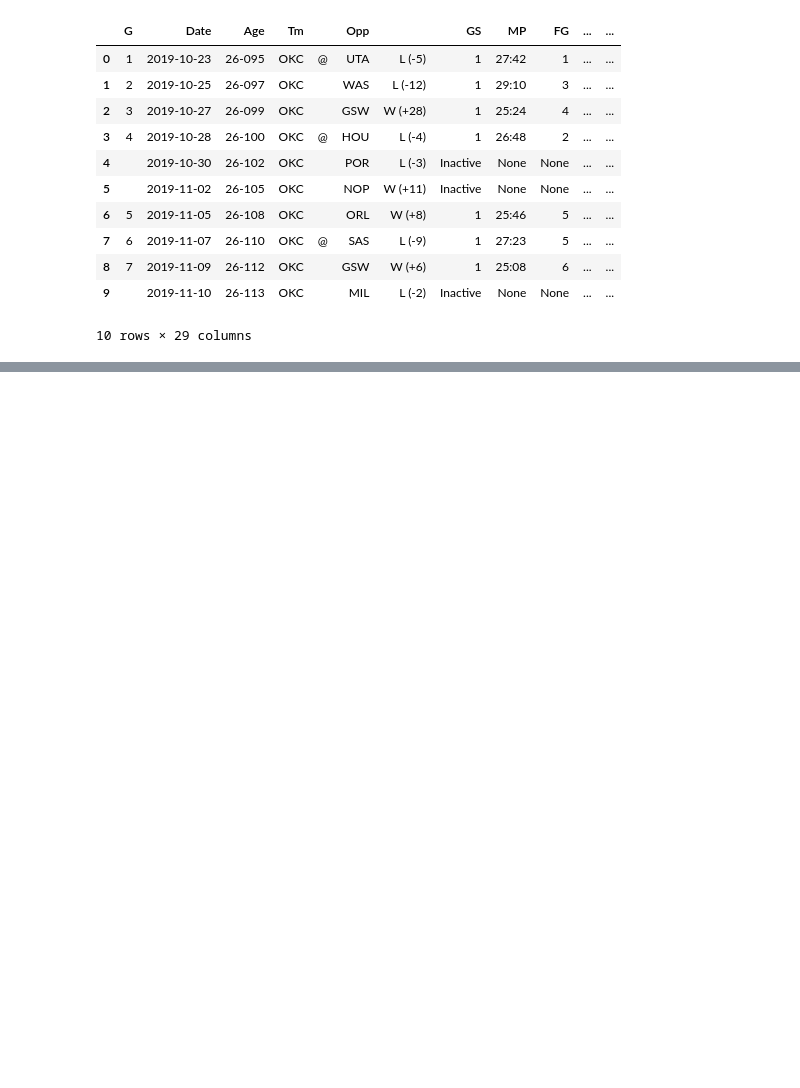
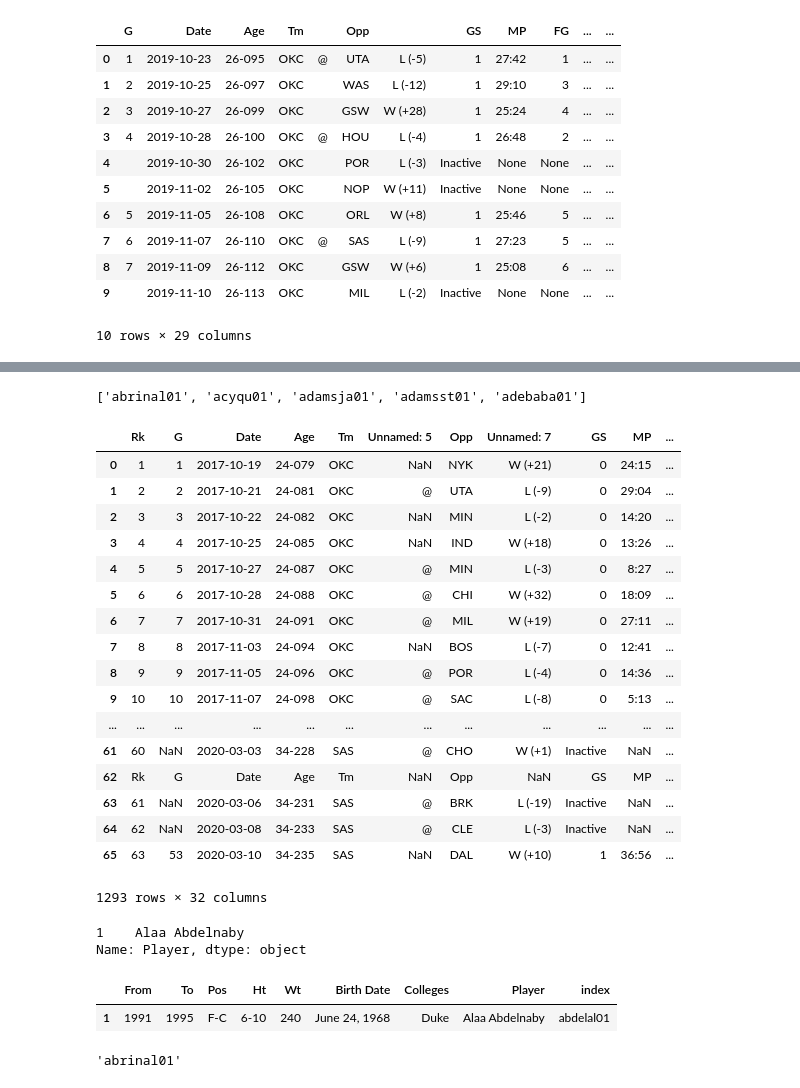
Before and after one commit to Carterbouley/nba_simulation, a Jupyter notebook: Scraping.ipynb, the cells around one changed output, grey strips where cells are left out. Saved outputs shown, nothing was run; the diff lists cells and outputs as text; code cells hidden in the pictures; blank space fills up the shorter version.

Commit message:
dirty scraping notebook upload

```diff
--- a/Scraping.ipynb
+++ b/Scraping.ipynb
@@ -152,0 +183,2 @@ rows
+# %%
+players_from_2018 = list(new_df.loc[new_df['To'] >= '2018']['index'])
@@ -152,0 +194,10 @@ rows
+# %%
+# NBA season we will be analyzing
+years = [2018, 2019, 2020]
+players = players_from_2018
+letter = 'a'
+# URL page we will scraping (see image above)
+url = "https://www.basketball-reference.com/players/{}/{}/gamelog/{}/".format(letter, player, year)
+# this is the HTML from the given URL
+html = urlopen(url)
+soup = BeautifulSoup(html)
@@ -152,0 +206,56 @@ rows
+# %%
+players_from_2018[0:5]
+# %% [output]
+['abrinal01', 'acyqu01', 'adamsja01', 'adamsst01', 'adebaba01']
+# %%
+total_player_dfs = []
+
+for player in players_from_2018[0:10]:
+    letter = player[0]
+    years = [2018, 2019, 2020]
+    for year in years:
+        try:
+            df = pd.read_html('https://www.basketball-reference.com/players/{}/{}/gamelog/{}'.format(letter, player, year))[7]
+            df['Index'] = player
+            players_name = new_df[new_df['index'] == player]['Player']
+            df['Player'] = players_name
+            total_player_dfs.append(df)
+        except:
+            continue
+# %%
+new_totals = pd.concat(total_player_dfs)
+# %%
+new_totals
+# %% [output]
+|  | Rk | G | Date | Age | Tm | Unnamed: 5 | Opp | Unnamed: 7 | GS | MP | ... |
+| 0 | 1 | 1 | 2017-10-19 | 24-079 | OKC | NaN | NYK | W (+21) | 0 | 24:15 | ... |
+| 1 | 2 | 2 | 2017-10-21 | 24-081 | OKC | @ | UTA | L (-9) | 0 | 29:04 | ... |
+| 2 | 3 | 3 | 2017-10-22 | 24-082 | OKC | NaN | MIN | L (-2) | 0 | 14:20 | ... |
+| 3 | 4 | 4 | 2017-10-25 | 24-085 | OKC | NaN | IND | W (+18) | 0 | 13:26 | ... |
+| 4 | 5 | 5 | 2017-10-27 | 24-087 | OKC | @ | MIN | L (-3) | 0 | 8:27 | ... |
+| 5 | 6 | 6 | 2017-10-28 | 24-088 | OKC | @ | CHI | W (+32) | 0 | 18:09 | ... |
+| 6 | 7 | 7 | 2017-10-31 | 24-091 | OKC | @ | MIL | W (+19) | 0 | 27:11 | ... |
+| 7 | 8 | 8 | 2017-11-03 | 24-094 | OKC | NaN | BOS | L (-7) | 0 | 12:41 | ... |
+| 8 | 9 | 9 | 2017-11-05 | 24-096 | OKC | @ | POR | L (-4) | 0 | 14:36 | ... |
+| 9 | 10 | 10 | 2017-11-07 | 24-098 | OKC | @ | SAC | L (-8) | 0 | 5:13 | ... |
+| ... | ... | ... | ... | ... | ... | ... | ... | ... | ... | ... | ... |
+| 61 | 60 | NaN | 2020-03-03 | 34-228 | SAS | @ | CHO | W (+1) | Inactive | NaN | ... |
+| 62 | Rk | G | Date | Age | Tm | NaN | Opp | NaN | GS | MP | ... |
+| 63 | 61 | NaN | 2020-03-06 | 34-231 | SAS | @ | BRK | L (-19) | Inactive | NaN | ... |
+| 64 | 62 | NaN | 2020-03-08 | 34-233 | SAS | @ | CLE | L (-3) | Inactive | NaN | ... |
+| 65 | 63 | 53 | 2020-03-10 | 34-235 | SAS | NaN | DAL | W (+10) | 1 | 36:56 | ... |
+1293 rows × 32 columns
+# %%
+new_df[new_df['index'] == 'abdelal01']['Player']
+# %% [output]
+1    Alaa Abdelnaby
+Name: Player, dtype: object
+# %%
+new_df.loc[new_df['index'] == 'abdelal01']
+# %% [output]
+|  | From | To | Pos | Ht | Wt | Birth Date | Colleges | Player | index |
+| 1 | 1991 | 1995 | F-C | 6-10 | 240 | June 24, 1968 | Duke | Alaa Abdelnaby | abdelal01 |
+# %%
+players_from_2018[0]
+# %% [output]
+'abrinal01'
```
Also changed, not shown: parts of 18 cells of this notebook.
